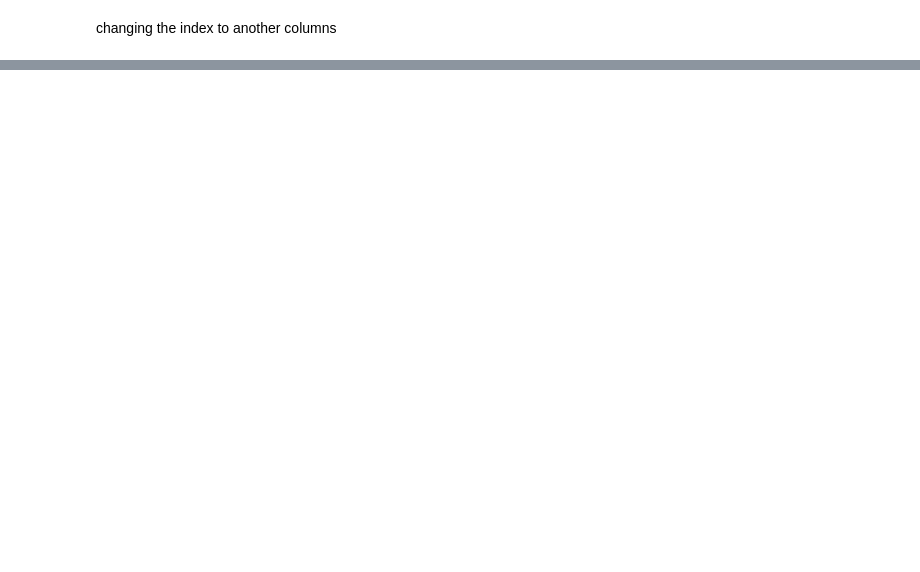
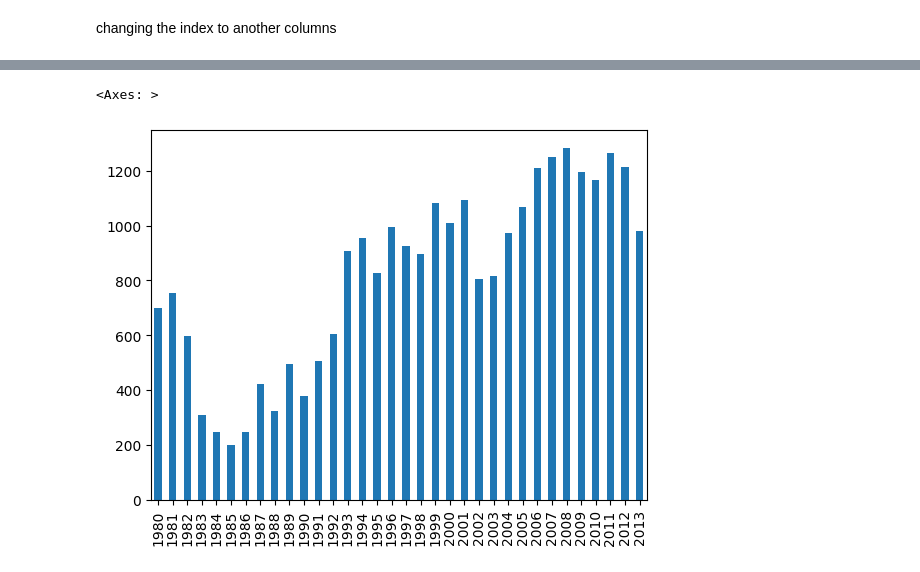
Before and after one commit to Ankidec/Data-Analysis, a Jupyter notebook: pandas_basics.ipynb, the cells around one changed output, grey strips where cells are left out. Drawn from its saved outputs; the diff is of its cells as text; code cells hidden in the pictures; blank space fills up the shorter version.

```diff
--- a/pandas_basics.ipynb
+++ b/pandas_basics.ipynb
@@ -947,0 +712,2 @@ KeyError: "None of ['Country'] are in the columns"
+# %%
+df.reset_index(inplace=True) # reset index
@@ -947,0 +720,2 @@ KeyError: "None of ['Country'] are in the columns"
+# %%
+df.set_index('Country', inplace=True)
@@ -947,0 +732,5 @@ KeyError: "None of ['Country'] are in the columns"
+# %%
+df.loc['Japan', years].plot(kind='bar')
+# %% [output]
+<Axes: >
+[figure, added]
```
Also changed, not shown: parts of 60 cells of this notebook.
